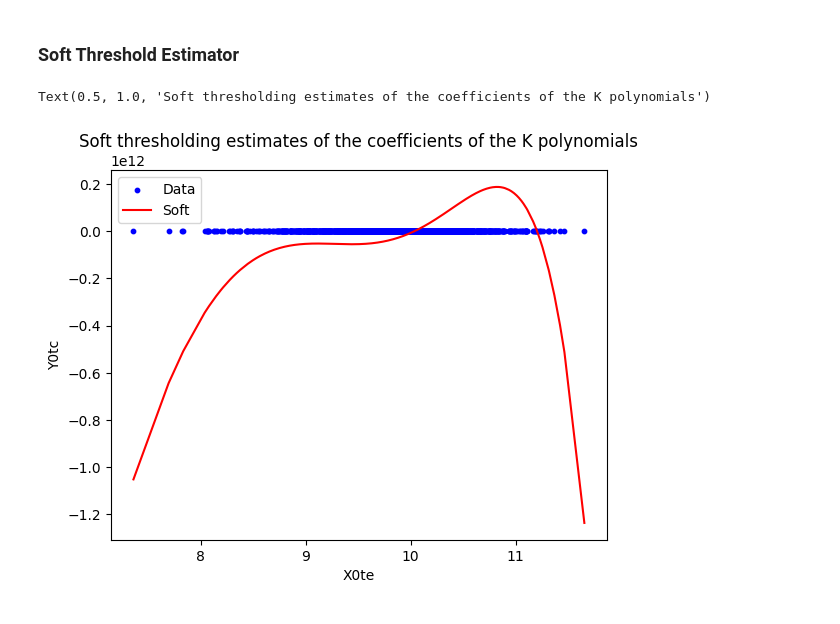
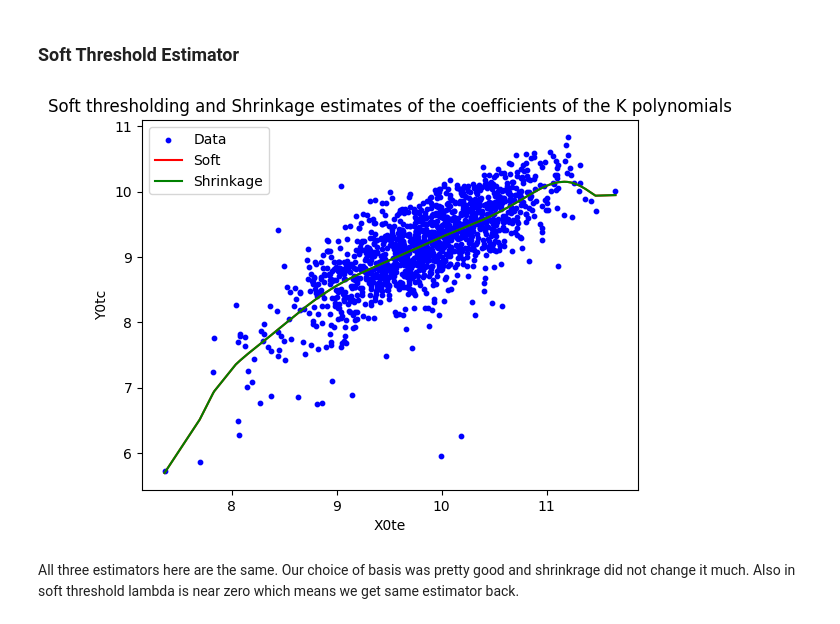
Before and after one commit to MuhammadCourses/Ec240a, a Jupyter notebook: Problem Sets/PS2_Code.ipynb, the cells around one changed output. Drawn from its saved outputs; the diff is of its cells as text; code cells hidden in the pictures.

```diff
--- a/Problem Sets/PS2_Code.ipynb
+++ b/Problem Sets/PS2_Code.ipynb
@@ -58,9 +48,0 @@ calories.filter(like='X0te_g').head()
-# %%
-calories['X0te_f1'] = calories['X0te_g1']
-calories['X0te_f2'] = calories['X0te_g2']-(calories['X0te_g2'] * calories['X0te_f1']).mean() / (calories['X0te_f1'] ** 2).mean() * calories['X0te_f1']
-for k in range(3, K+1):
-    fk = calories['X0te_g' + str(k)]
-    for j in range(1, k-1):
-        fj = calories['X0te_f' + str(j)]
-        fk -= (calories['X0te_g' + str(k)] * fj).mean() / (fj ** 2).mean() * fj
-    calories['X0te_f' + str(k)] = fk
@@ -69,13 +99,14 @@ Compute least square fit of this orthonormal basis
 # %%
 # Compute the OLS estimates of the coefficients of the K polynomials i.,e regress Y0tc on the K polynomials fk.
 # First create a list of the columns of the data frame that contain the K polynomials.
-X = calories[['X0te_f'+str(k) for k in range(1,13)]]
-X = np.array(X)
+# X = calories[['X0te_f'+str(k) for k in range(1,13)]]
+# X = np.array(X)
+X= Q
 Y = calories['Y0tc']
 Y = np.array(Y)
 
 # Compute the OLS estimates of the coefficients of the K polynomials i.,e regress Y0tc on the K polynomials fk.
-beta = np.linalg.inv(X.T @ X) @ X.T @ Y
+beta = (np.linalg.inv(X.T @ X) @ X.T) @ Y
 # predict mean by multiplying the estimated coefficients by the polynomials.
 calories['Y0tc_hat'] = X @ beta
 # %%
@@ -102,10 +133,10 @@ plt.show()
 this function onto a scatter of the unsmoothed data. Comment on your findings.
 # %%
 # Define Shrinkage constant c as 1-(Sigma^2)/(N*beta^2)
+sigma2 = np.var(Y - X @ beta)
 N = len(Y)
 c = np.zeros(K)
-theta = np.zeros(K)
 for i in range(K):
-    c[i] = 1 - (np.var(Y - X @ beta) / N) / beta[i]**2
+    c[i] = 1 - (sigma2 / N) / beta[i]**2
     theta[i] = c[i] * beta[i]
-calories['Y0tc_hat_shrink'] = X @ theta
+calories['Y0tc_hat_shrink'] = np.dot(X, theta)
@@ -147,12 +157,15 @@ calories['Y0tc_hat_soft'] = X @ theta_soft
 # %%
 # Plot the soft thresholding estimates of the coefficients of the K polynomials
 plt.scatter(calories['X0te'], calories['Y0tc'], label='Data', color='blue', s=10)
 sorted_indices = np.argsort(calories['X0te'])
 plt.plot(calories['X0te'].iloc[sorted_indices], calories['Y0tc_hat_soft'].iloc[sorted_indices], label='Soft', color='red')
+plt.plot(calories['X0te'].iloc[sorted_indices], calories['Y0tc_hat_shrink'].iloc[sorted_indices], label='Shrinkage', color='green')
 plt.xlabel('X0te')
 plt.ylabel('Y0tc')
 plt.legend()
-plt.title('Soft thresholding estimates of the coefficients of the K polynomials')
+plt.title('Soft thresholding and Shrinkage estimates of the coefficients of the K polynomials')
+plt.show()
 # %% [output]
-Text(0.5, 1.0, 'Soft thresholding estimates of the coefficients of the K polynomials')
-[figure, old version]
+[figure, new version]
+# %% [markdown]
+All three estimators here are the same. Our choice of basis was pretty good and shrinkrage did not change it much. Also in soft threshold lambda is near zero which means we get same estimator back.
```
Also changed, not shown: parts of 5 cells of this notebook.
